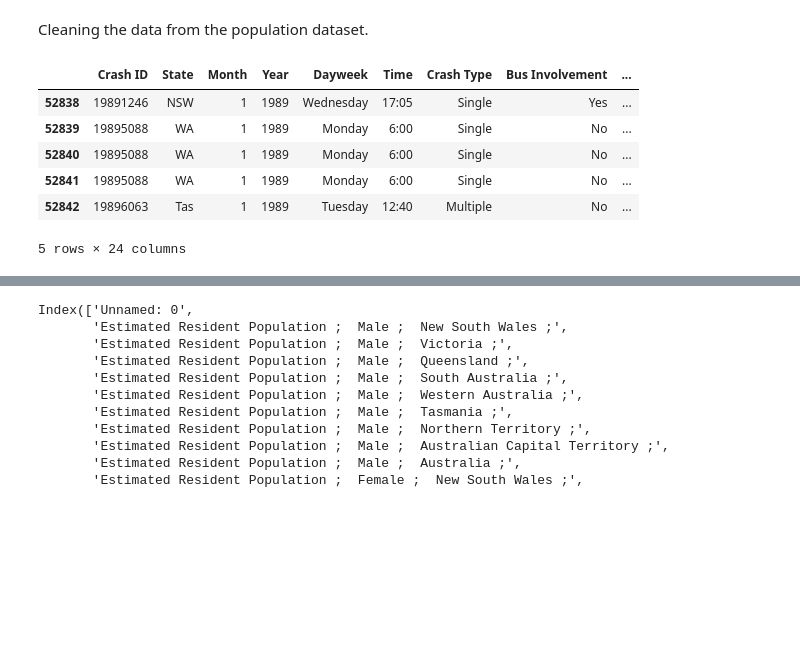
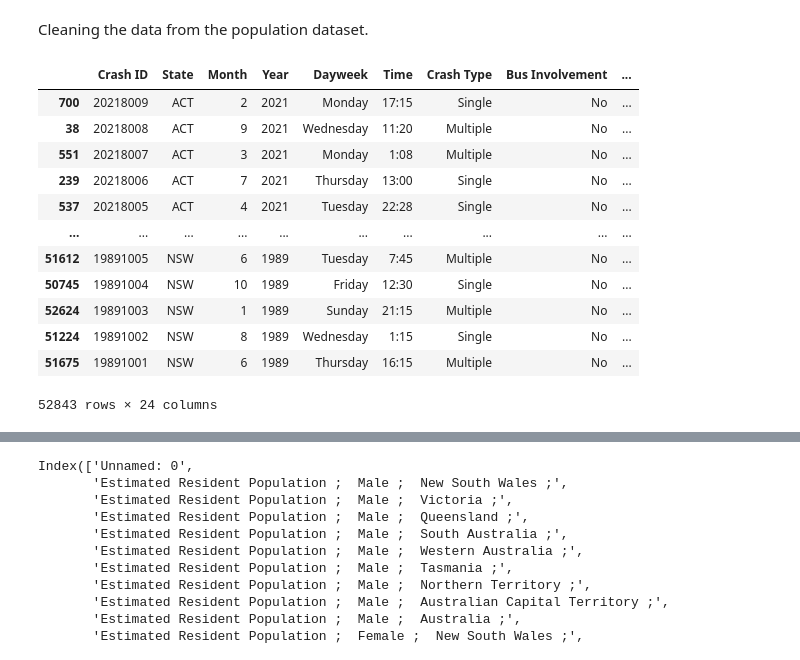
Before and after one commit to kpellas/Project_1, a Jupyter notebook: Main.ipynb, the cells around one changed output, grey strips where cells are left out. Saved outputs shown, nothing was run; the diff lists cells and outputs as text; code cells hidden in the pictures; blank space fills up the shorter version.

```diff
--- a/Main.ipynb
+++ b/Main.ipynb
@@ -101,15 +106,21 @@ Time of day - 0
 # %% [markdown]
 Cleaning the data from the population dataset.
 # %%
-df.tail()
+df.sort_values("Crash ID", ascending = False)
 # %% [output]
 |  | Crash ID | State | Month | Year | Dayweek | Time | Crash Type | Bus Involvement | ... |
-| 52838 | 19891246 | NSW | 1 | 1989 | Wednesday | 17:05 | Single | Yes | ... |
-| 52839 | 19895088 | WA | 1 | 1989 | Monday | 6:00 | Single | No | ... |
-| 52840 | 19895088 | WA | 1 | 1989 | Monday | 6:00 | Single | No | ... |
-| 52841 | 19895088 | WA | 1 | 1989 | Monday | 6:00 | Single | No | ... |
-| 52842 | 19896063 | Tas | 1 | 1989 | Tuesday | 12:40 | Multiple | No | ... |
+| 700 | 20218009 | ACT | 2 | 2021 | Monday | 17:15 | Single | No | ... |
+| 38 | 20218008 | ACT | 9 | 2021 | Wednesday | 11:20 | Multiple | No | ... |
+| 551 | 20218007 | ACT | 3 | 2021 | Monday | 1:08 | Multiple | No | ... |
+| 239 | 20218006 | ACT | 7 | 2021 | Thursday | 13:00 | Single | No | ... |
+| 537 | 20218005 | ACT | 4 | 2021 | Tuesday | 22:28 | Single | No | ... |
+| ... | ... | ... | ... | ... | ... | ... | ... | ... | ... |
+| 51612 | 19891005 | NSW | 6 | 1989 | Tuesday | 7:45 | Multiple | No | ... |
+| 50745 | 19891004 | NSW | 10 | 1989 | Friday | 12:30 | Single | No | ... |
+| 52624 | 19891003 | NSW | 1 | 1989 | Sunday | 21:15 | Multiple | No | ... |
+| 51224 | 19891002 | NSW | 8 | 1989 | Wednesday | 1:15 | Single | No | ... |
+| 51675 | 19891001 | NSW | 6 | 1989 | Thursday | 16:15 | Multiple | No | ... |
-5 rows × 24 columns
+52843 rows × 24 columns
 # %%
 #removing superfluous rows
 df_pop = df_pop.iloc[9:, :]
```
Also changed, not shown: parts of 29 cells of this notebook.
